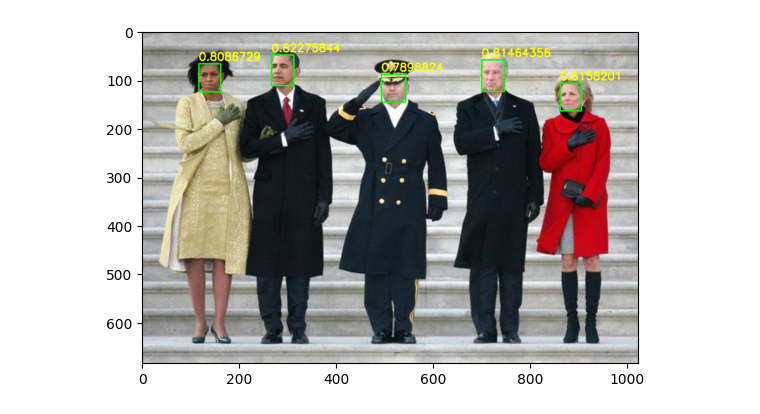
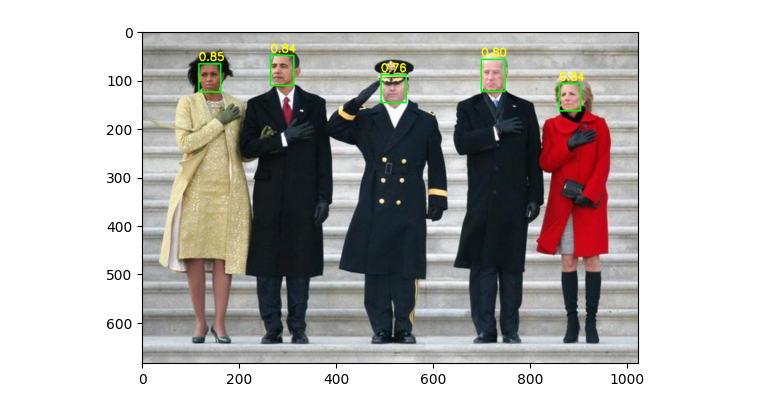
Before and after one commit to AbduxalilVoxidjonov/face_detection, a Jupyter notebook: tensorrt.ipynb, the cells around one changed output. Drawn from its saved outputs; the diff is of its cells as text; code cells hidden in the pictures.

```diff
--- a/tensorrt.ipynb
+++ b/tensorrt.ipynb
@@ -3,35 +27,34 @@
 # %%
+import numpy as np
 import cv2
-import numpy as np
-import random
 import matplotlib.pyplot as plt
 from TensorRT.models.utils import blob, det_postprocess, letterbox
 from TensorRT.models.cudart_api import TRTEngine
 
 Engine = TRTEngine('models/nano/best.engine')
 H, W = Engine.inp_info[0].shape[-2:]
 
 img = cv2.imread('images/test.jpg')
 draw = img.copy()
 
 bgr, ratio, dwdh = letterbox(img, (W, H))
 rgb = cv2.cvtColor(bgr, cv2.COLOR_BGR2RGB)
 tensor = blob(rgb, return_seg=False)
 dwdh = np.array(dwdh * 2, dtype=np.float32)
 tensor = np.ascontiguousarray(tensor)
 
 data = Engine(tensor)
 bboxes, scores, labels = det_postprocess(data)
 bboxes -= dwdh
 bboxes /= ratio
 
 for (bbox, score) in zip(bboxes, scores):
-    box = bbox.round().astype(np.int32).tolist()
-    cv2.rectangle(draw, box[:2], box[2:], (0,255,0), 2)
-    cv2.putText(draw, str(score)[:4, (box[0], box[1] - 7), cv2.FONT_HERSHEY_SIMPLEX, 0.75, [0, 255, 255], thickness=2)
+  box = bbox.round().astype(np.int32).tolist()
+  cv2.rectangle(draw, box[:2], box[2:], (0,255,0), 2)
+  cv2.putText(draw, str(score)[:4], (box[0], box[1] - 7), cv2.FONT_HERSHEY_SIMPLEX, 0.75, [0, 255, 255], thickness=2)
 
 plt.imshow(cv2.cvtColor(draw, cv2.COLOR_BGR2RGB))
 plt.show()
 # %% [output]
-[figure, old version]
+[figure, new version]
 # %%
```
Also changed, not shown: parts of 3 cells of this notebook.
